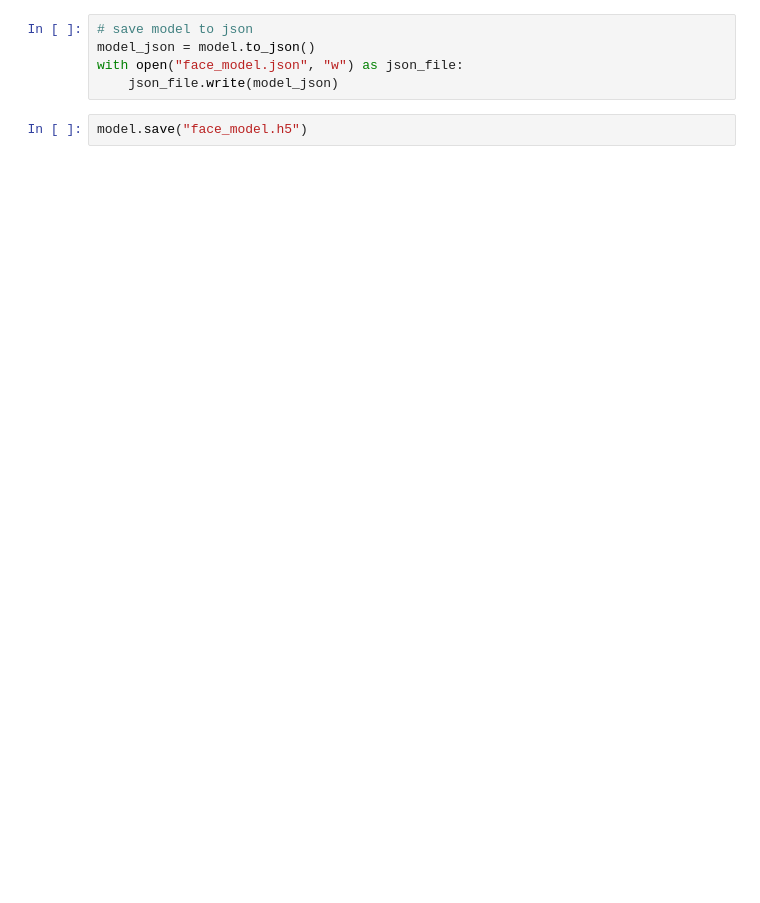
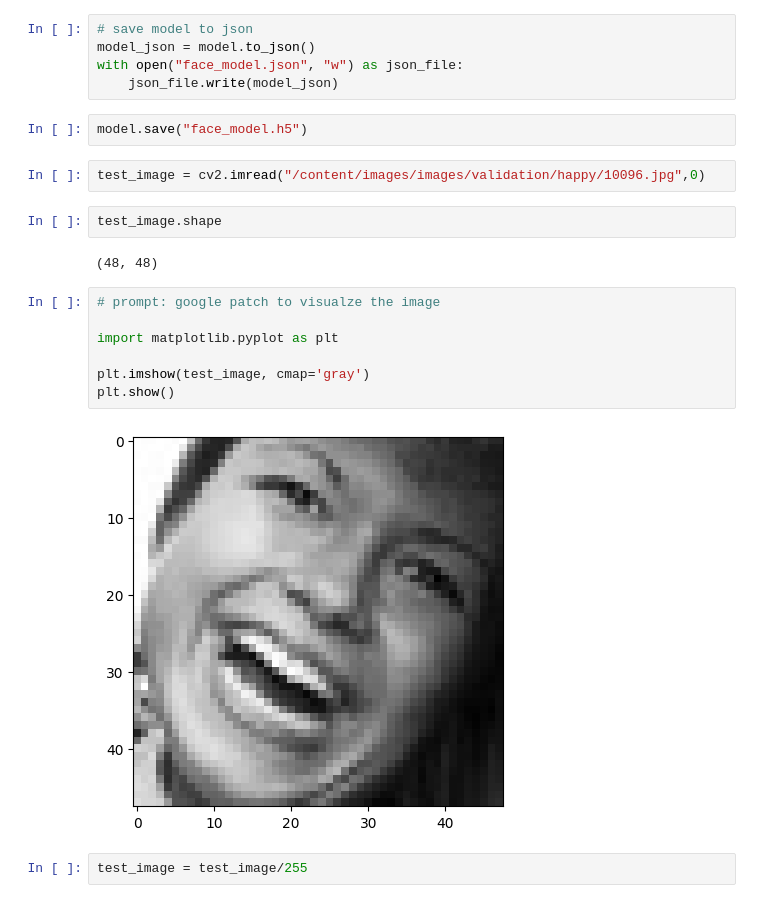
Before and after one commit to mohanrajmit/DL-Training, a Jupyter notebook: expression_recognition.ipynb, the cells around one changed output. Saved outputs shown, nothing was run; the diff lists cells and outputs as text; blank space fills up the shorter version.

```diff
--- a/expression_recognition.ipynb
+++ b/expression_recognition.ipynb
@@ -142,3 +258,20 @@ with open("face_model.json", "w") as json_file:
     json_file.write(model_json)
 # %%
 model.save("face_model.h5")
+# %%
+test_image = cv2.imread("/content/images/images/validation/happy/10096.jpg",0)
+# %%
+test_image.shape
+# %% [output]
+(48, 48)
+# %%
+# prompt: google patch to visualze the image
+
+import matplotlib.pyplot as plt
+
+plt.imshow(test_image, cmap='gray')
+plt.show()
+# %% [output]
+[figure, added]
+# %%
+test_image = test_image/255
```
Also changed, not shown: parts of 35 cells of this notebook.
